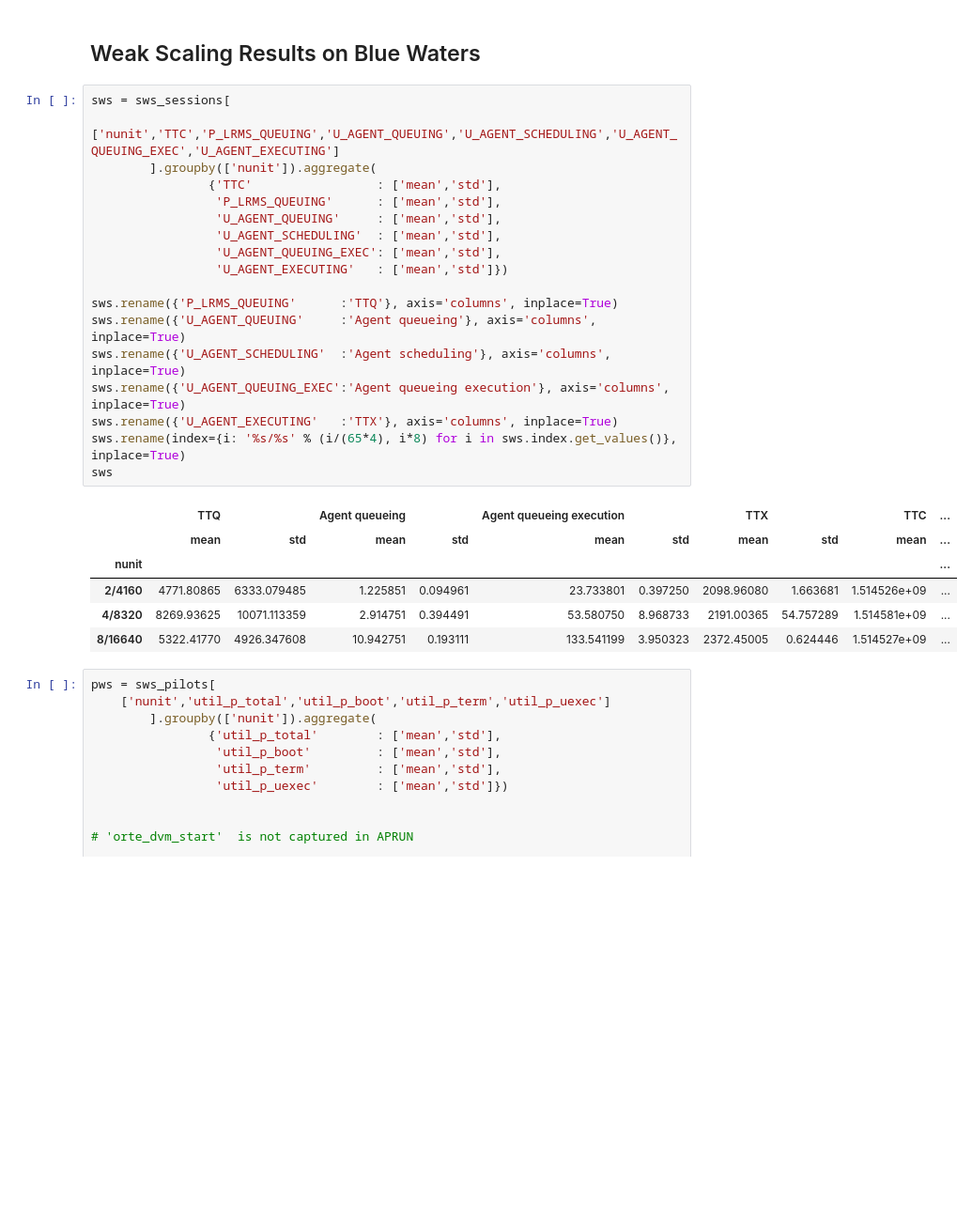
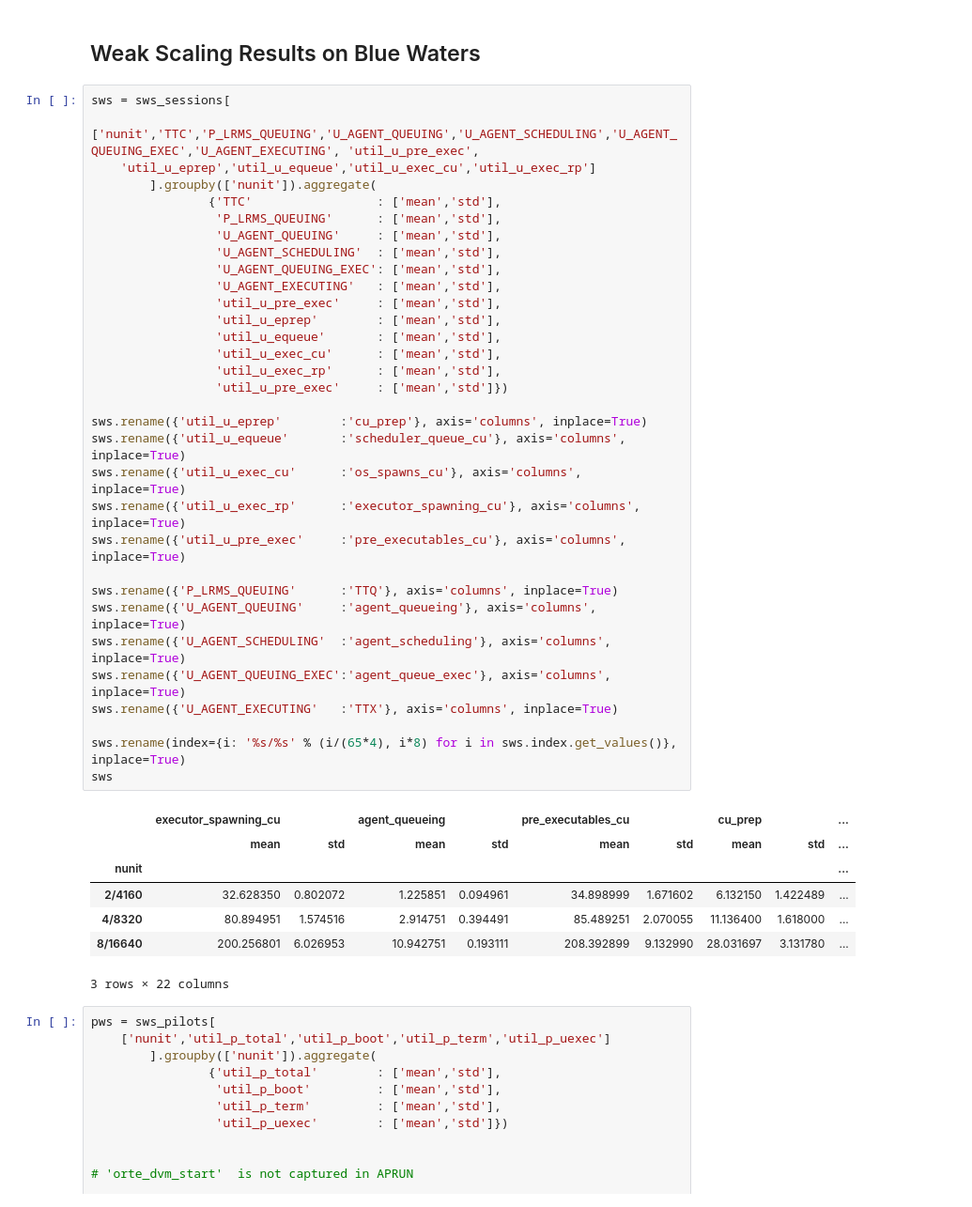
Before and after one commit to radical-experiments/isc-htbac-experiments, a Jupyter notebook: matteo_workflow/ties_ws_ss_NCSA_bw.ipynb, the cells around one changed output. Shown: that part at 94% size. Cells and saved outputs as stored; diff of their text form; blank space fills up the shorter version.

```diff
--- a/matteo_workflow/ties_ws_ss_NCSA_bw.ipynb
+++ b/matteo_workflow/ties_ws_ss_NCSA_bw.ipynb
@@ -45,29 +45,44 @@ Synapse: Strong Scaling: Total number of units: 12480
 ## Weak Scaling Results on Blue Waters
 # %%
 sws = sws_sessions[
-    ['nunit','TTC','P_LRMS_QUEUING','U_AGENT_QUEUING','U_AGENT_SCHEDULING','U_AGENT_QUEUING_EXEC','U_AGENT_EXECUTING']
+    ['nunit','TTC','P_LRMS_QUEUING','U_AGENT_QUEUING','U_AGENT_SCHEDULING','U_AGENT_QUEUING_EXEC','U_AGENT_EXECUTING', 'util_u_pre_exec',
+    'util_u_eprep','util_u_equeue','util_u_exec_cu','util_u_exec_rp']
         ].groupby(['nunit']).aggregate(
                 {'TTC'                 : ['mean','std'],
                  'P_LRMS_QUEUING'      : ['mean','std'],
                  'U_AGENT_QUEUING'     : ['mean','std'],
                  'U_AGENT_SCHEDULING'  : ['mean','std'],
                  'U_AGENT_QUEUING_EXEC': ['mean','std'],
-                 'U_AGENT_EXECUTING'   : ['mean','std']})
+                 'U_AGENT_EXECUTING'   : ['mean','std'],
+                 'util_u_pre_exec'     : ['mean','std'],
+                 'util_u_eprep'        : ['mean','std'],
+                 'util_u_equeue'       : ['mean','std'],
+                 'util_u_exec_cu'      : ['mean','std'],
+                 'util_u_exec_rp'      : ['mean','std'],
+                 'util_u_pre_exec'     : ['mean','std']})
+
+sws.rename({'util_u_eprep'        :'cu_prep'}, axis='columns', inplace=True)
+sws.rename({'util_u_equeue'       :'scheduler_queue_cu'}, axis='columns', inplace=True)
+sws.rename({'util_u_exec_cu'      :'os_spawns_cu'}, axis='columns', inplace=True)
+sws.rename({'util_u_exec_rp'      :'executor_spawning_cu'}, axis='columns', inplace=True)
+sws.rename({'util_u_pre_exec'     :'pre_executables_cu'}, axis='columns', inplace=True)
 
 sws.rename({'P_LRMS_QUEUING'      :'TTQ'}, axis='columns', inplace=True)
-sws.rename({'U_AGENT_QUEUING'     :'Agent queueing'}, axis='columns', inplace=True)
-sws.rename({'U_AGENT_SCHEDULING'  :'Agent scheduling'}, axis='columns', inplace=True)
-sws.rename({'U_AGENT_QUEUING_EXEC':'Agent queueing execution'}, axis='columns', inplace=True)
+sws.rename({'U_AGENT_QUEUING'     :'agent_queueing'}, axis='columns', inplace=True)
+sws.rename({'U_AGENT_SCHEDULING'  :'agent_scheduling'}, axis='columns', inplace=True)
+sws.rename({'U_AGENT_QUEUING_EXEC':'agent_queue_exec'}, axis='columns', inplace=True)
 sws.rename({'U_AGENT_EXECUTING'   :'TTX'}, axis='columns', inplace=True)
+
 sws.rename(index={i: '%s/%s' % (i/(65*4), i*8) for i in sws.index.get_values()}, inplace=True)
 sws
 # %% [output]
-|  | TTQ |  | Agent queueing |  | Agent queueing execution |  | TTX |  | TTC | ... |
-|  | mean | std | mean | std | mean | std | mean | std | mean | ... |
-| nunit |  |  |  |  |  |  |  |  |  | ... |
-| 2/4160 | 4771.80865 | 6333.079485 | 1.225851 | 0.094961 | 23.733801 | 0.397250 | 2098.96080 | 1.663681 | 1.514526e+09 | ... |
-| 4/8320 | 8269.93625 | 10071.113359 | 2.914751 | 0.394491 | 53.580750 | 8.968733 | 2191.00365 | 54.757289 | 1.514581e+09 | ... |
-| 8/16640 | 5322.41770 | 4926.347608 | 10.942751 | 0.193111 | 133.541199 | 3.950323 | 2372.45005 | 0.624446 | 1.514527e+09 | ... |
+|  | executor_spawning_cu |  | agent_queueing |  | pre_executables_cu |  | cu_prep |  | ... |
+|  | mean | std | mean | std | mean | std | mean | std | ... |
+| nunit |  |  |  |  |  |  |  |  | ... |
+| 2/4160 | 32.628350 | 0.802072 | 1.225851 | 0.094961 | 34.898999 | 1.671602 | 6.132150 | 1.422489 | ... |
+| 4/8320 | 80.894951 | 1.574516 | 2.914751 | 0.394491 | 85.489251 | 2.070055 | 11.136400 | 1.618000 | ... |
+| 8/16640 | 200.256801 | 6.026953 | 10.942751 | 0.193111 | 208.392899 | 9.132990 | 28.031697 | 3.131780 | ... |
+3 rows × 22 columns
 # %%
 pws = sws_pilots[
     ['nunit','util_p_total','util_p_boot','util_p_term','util_p_uexec']
```
Also changed, not shown: parts of 18 cells of this notebook, 8 other files.
